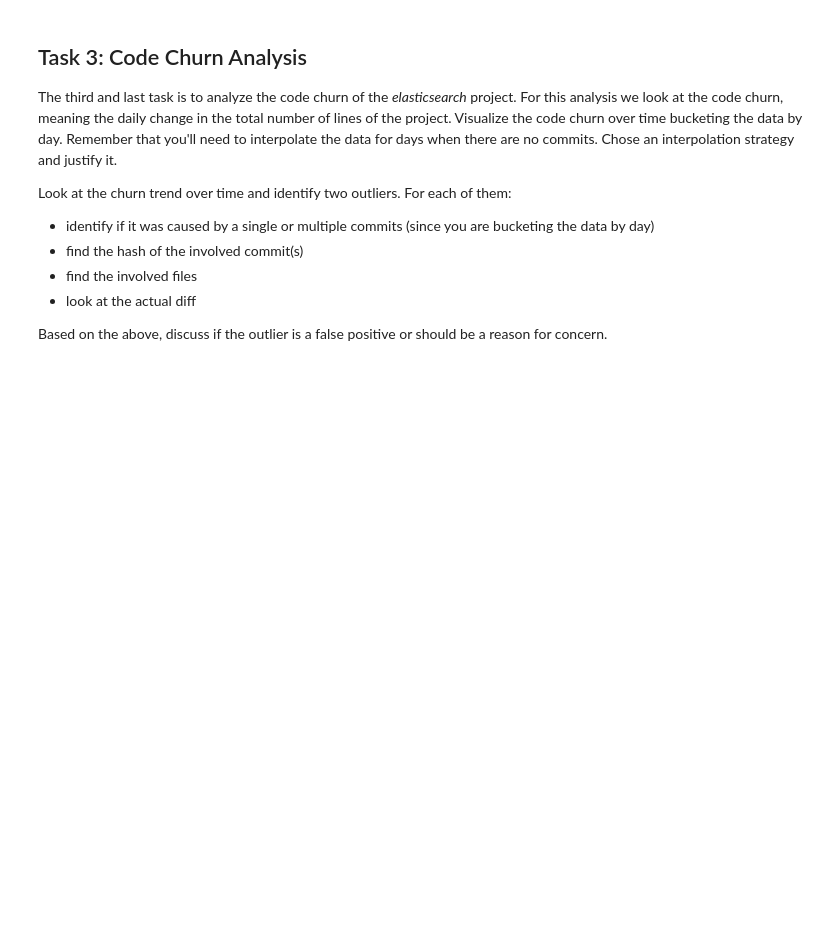
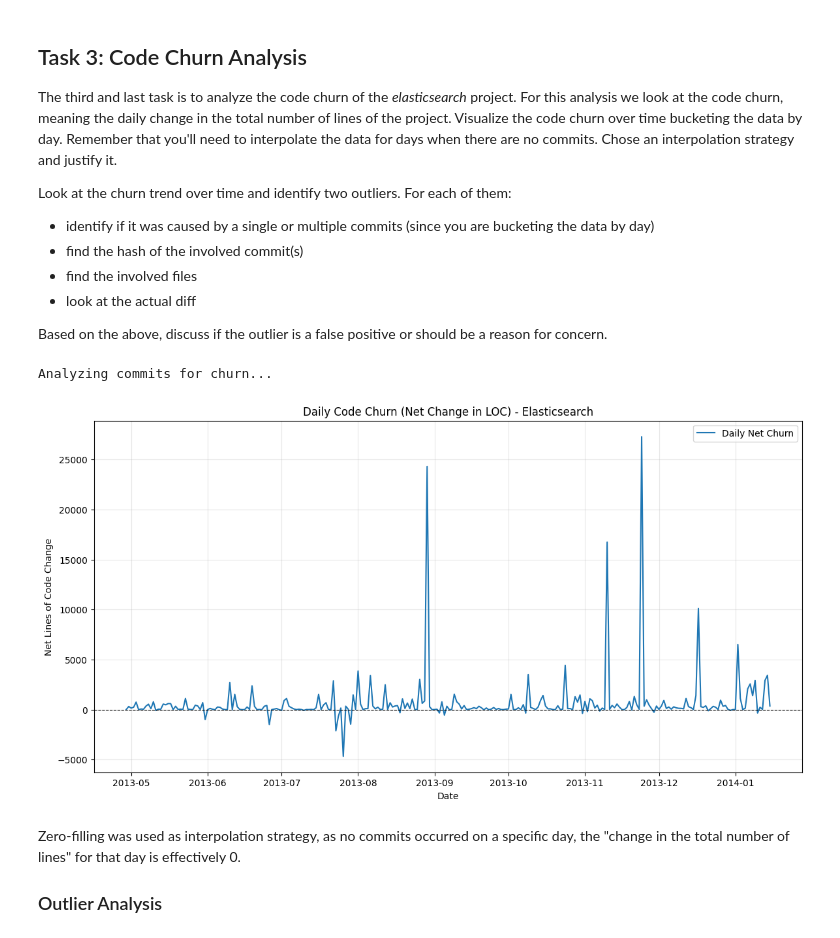
Before and after one commit to Patertuck/elastic-search-analysis, a Jupyter notebook: FSS-SEII-Assignment-2025.ipynb, the cells around one changed output. Cells and saved outputs as stored; diff of their text form; code cells hidden in the pictures; blank space fills up the shorter version.

```diff
--- a/FSS-SEII-Assignment-2025.ipynb
+++ b/FSS-SEII-Assignment-2025.ipynb
@@ -27,8 +27,8 @@ class Modification(Enum):
     TOTAL = "Lines added + lines removed"
     DIFF = "Lines added - lines removed"
 
-
-repo = pydriller.Repository("/Users/dambrosm/elastic/source/elasticsearch",
+path_to_elasticsearch = "add your path to elasticsearch repo"
+repo = pydriller.Repository(path_to_elasticsearch,
                             from_tag="v0.90.0",
                             to_tag="v1.0.0.RC1")
 # %% [markdown]
@@ -131,3 +131,54 @@ Look at the churn trend over time and identify two outliers. For each of them:
 - look at the actual diff
 
 Based on the above, discuss if the outlier is a false positive or should be a reason for concern.
+# %%
+import matplotlib.pyplot as plt
+import pandas as pd
+
+print("Analyzing commits for churn...")
+
+data = []
+
+for commit in repo.traverse_commits():
+    added = 0
+    removed = 0
+    for modification in commit.modified_files:
+        added += modification.added_lines
+        removed += modification.deleted_lines
+
+    net_change = added - removed
+
+    data.append({
+        'date': pd.to_datetime(commit.committer_date).date(),
+        'hash': commit.hash,
+        'message': commit.msg,
+        'net_change': net_change,
+        'added': added,         # Added back
+        'removed': removed,     # Added back
+        'files_count': len(commit.modified_files) # Added back
+    })
+
+dataframe_churn = pd.DataFrame(data)
+dataframe_churn['date'] = pd.to_datetime(dataframe_churn['date'])
+
+daily_churn = dataframe_churn.groupby('date')['net_change'].sum()
+
+date_range = pd.date_range(start=daily_churn.index.min(), end=daily_churn.index.max())
+daily_churn_interpolated = daily_churn.reindex(date_range, fill_value=0)
+
+plt.figure(figsize=(14, 7))
+plt.plot(daily_churn_interpolated.index, daily_churn_interpolated.values, label='Daily Net Churn', color='tab:blue')
+plt.axhline(0, color='black', linewidth=0.8, linestyle='--')
+plt.title('Daily Code Churn (Net Change in LOC) - Elasticsearch')
+plt.xlabel('Date')
+plt.ylabel('Net Lines of Code Change')
+plt.legend()
+plt.grid(True, alpha=0.3)
+plt.show()
+# %% [output]
+Analyzing commits for churn...
+[figure, added]
+# %% [markdown]
+Zero-filling was used as interpolation strategy, as no commits occurred on a specific day, the "change in the total number of lines" for that day is effectively 0.
+
+### Outlier Analysis
```
Also changed, not shown: parts of 3 cells of this notebook.
